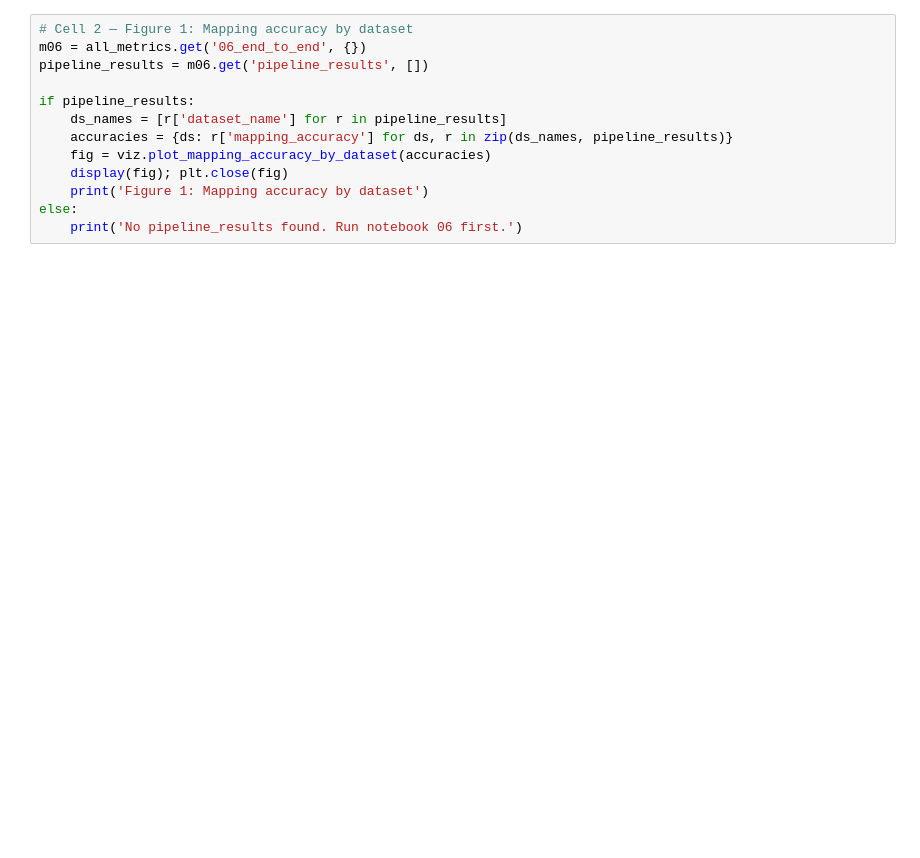
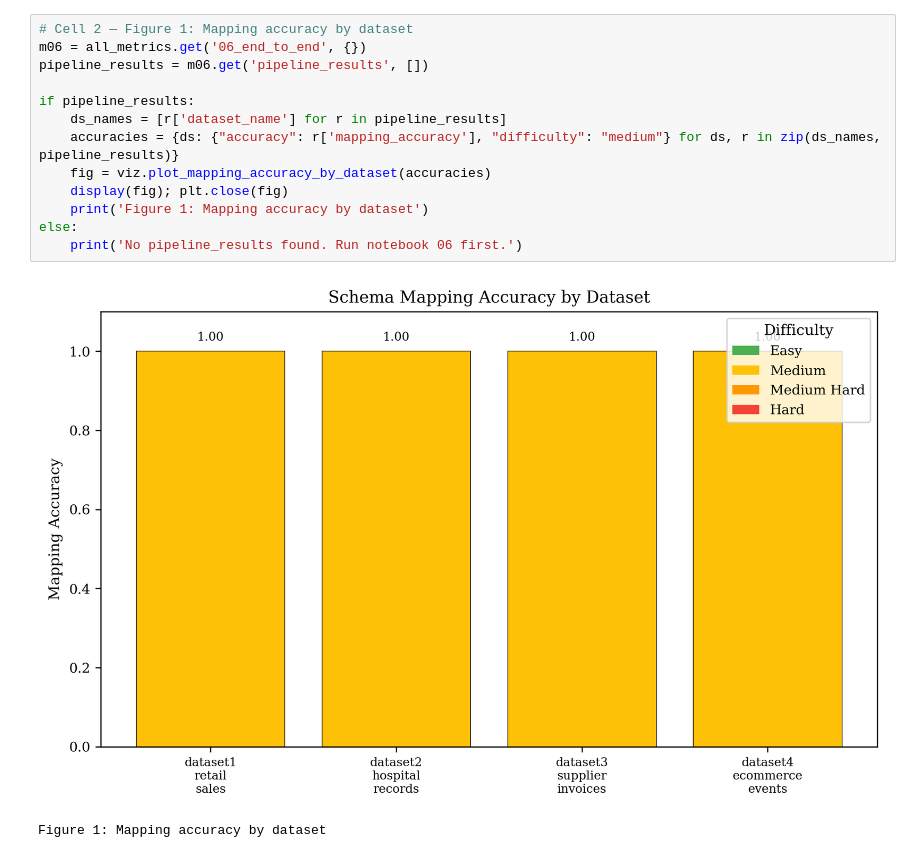
Before and after one commit to syrinemrf/BI-Platform, a Jupyter notebook: research/notebooks/08_results_and_figures.ipynb, the cells around one changed output. Saved outputs shown, nothing was run; the diff lists cells and outputs as text; blank space fills up the shorter version.

```diff
--- a/research/notebooks/08_results_and_figures.ipynb
+++ b/research/notebooks/08_results_and_figures.ipynb
@@ -72,16 +94,19 @@ for k in all_metrics:
 # %%
 # Cell 2 — Figure 1: Mapping accuracy by dataset
 m06 = all_metrics.get('06_end_to_end', {})
 pipeline_results = m06.get('pipeline_results', [])
 
 if pipeline_results:
     ds_names = [r['dataset_name'] for r in pipeline_results]
-    accuracies = {ds: r['mapping_accuracy'] for ds, r in zip(ds_names, pipeline_results)}
+    accuracies = {ds: {"accuracy": r['mapping_accuracy'], "difficulty": "medium"} for ds, r in zip(ds_names, pipeline_results)}
     fig = viz.plot_mapping_accuracy_by_dataset(accuracies)
     display(fig); plt.close(fig)
     print('Figure 1: Mapping accuracy by dataset')
 else:
     print('No pipeline_results found. Run notebook 06 first.')
+# %% [output]
+[figure, added]
+Figure 1: Mapping accuracy by dataset
 # %%
 # Cell 3 — Figure 2: Routing distribution
 routing = m06.get('routing_distribution', {})
```
Also changed, not shown: parts of 9 cells of this notebook, 49 other files.
